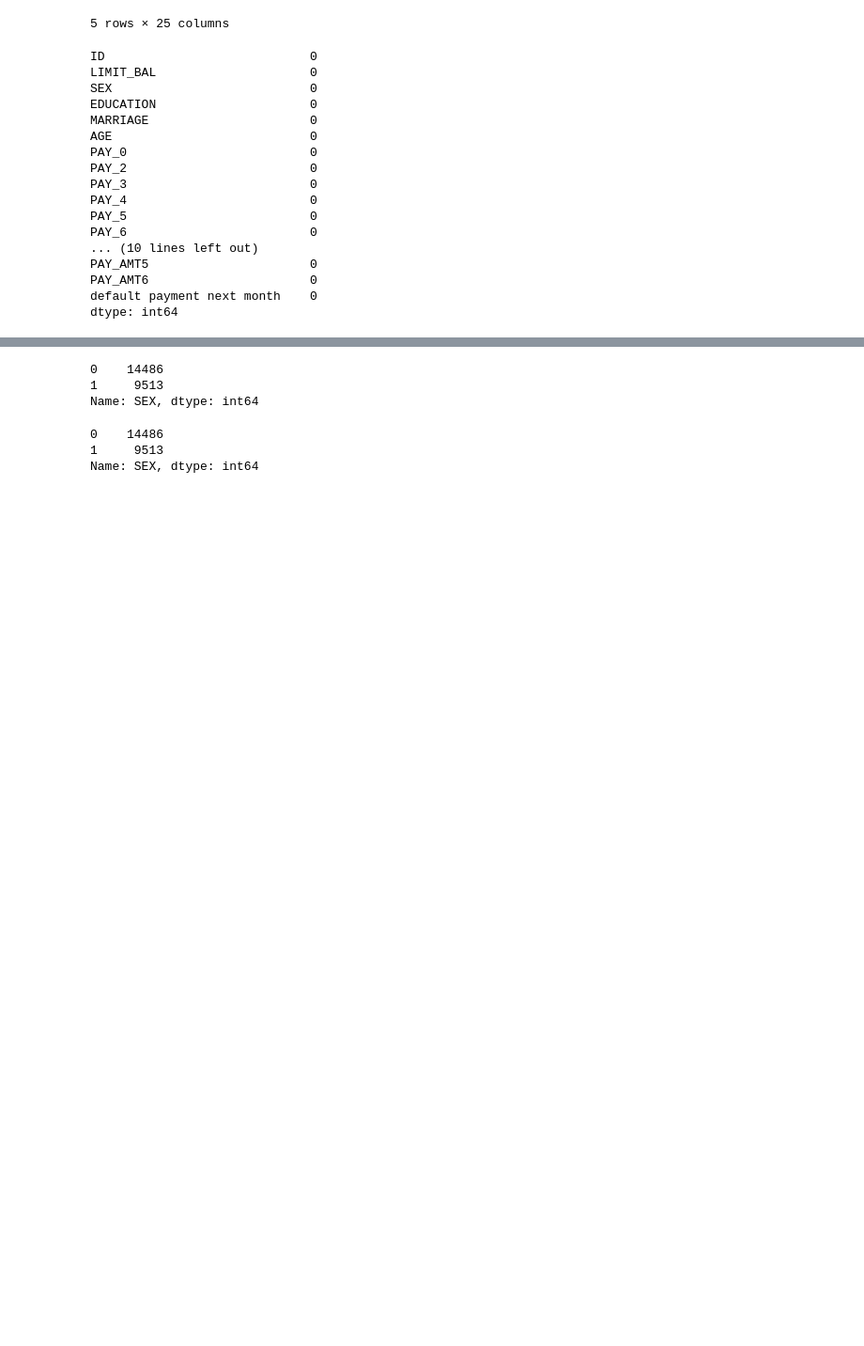
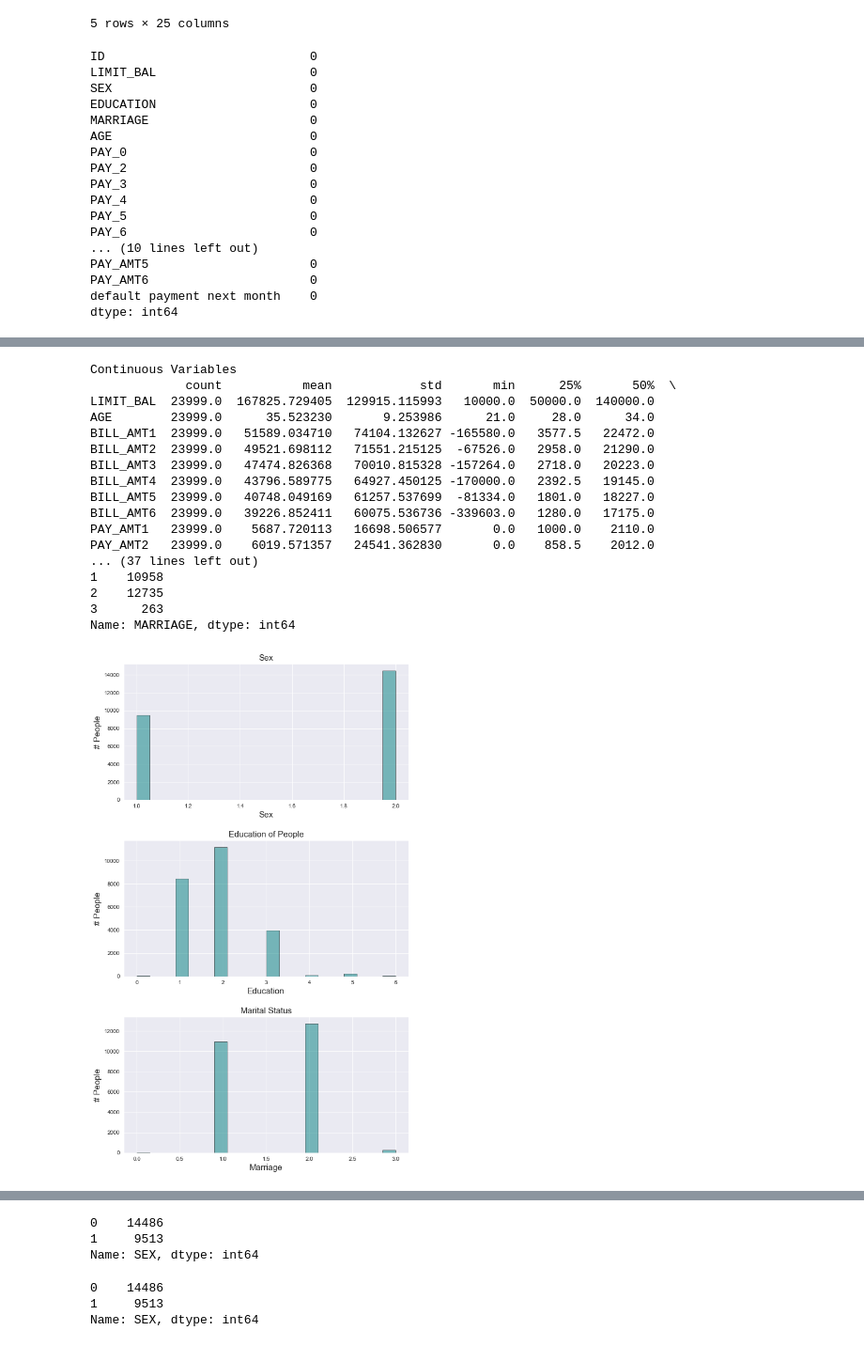
Before and after one commit to CaryMosley/Mod3Bakeoff, a Jupyter notebook: CaryBake.ipynb, the cells around one changed output, grey strips where cells are left out. Shown: that part at 94% size. Drawn from its saved outputs; the diff is of its cells as text; code cells hidden in the pictures; blank space fills up the shorter version.

```diff
--- a/CaryBake.ipynb
+++ b/CaryBake.ipynb
@@ -84,3 +104,60 @@ df = df.drop(columns = ['ID'],axis=1)
+# %%
+# Identify numeric features
+print('Continuous Variables')
+print(df[['LIMIT_BAL','AGE','BILL_AMT1','BILL_AMT2','BILL_AMT3','BILL_AMT4','BILL_AMT5','BILL_AMT6','PAY_AMT1'
+         ,'PAY_AMT2','PAY_AMT3','PAY_AMT4','PAY_AMT5','PAY_AMT6']].describe().transpose())
+print('--'*40)
+print('Discrete Variables')
+print(df.groupby('SEX').SEX.count())
+print(df.groupby('EDUCATION').EDUCATION.count())
+print(df.groupby('MARRIAGE').MARRIAGE.count())
+
+
+# Subplots of Numeric Features
+sns.set_style('darkgrid')
+fig = plt.figure(figsize = (20,16))
+fig.subplots_adjust(hspace = .30)
+
+ax1 = fig.add_subplot(321)
+ax1.hist(df['SEX'], bins = 20, alpha = .50,edgecolor= 'black',color ='teal')
+ax1.set_xlabel('Sex', fontsize = 15)
+ax1.set_ylabel('# People',fontsize = 15)
+ax1.set_title('Sex',fontsize = 15)
+
+ax2 = fig.add_subplot(323)
+ax2.hist(df['EDUCATION'], bins = 20, alpha = .50,edgecolor= 'black',color ='teal')
+ax2.set_xlabel('Education',fontsize = 15)
+ax2.set_ylabel('# People',fontsize = 15)
+ax2.set_title('Education of People',fontsize = 15)
+
+ax3 = fig.add_subplot(325)
+ax3.hist(df['MARRIAGE'], bins = 20, alpha = .50,edgecolor= 'black',color ='teal')
+ax3.set_xlabel('Marriage',fontsize = 15)
+ax3.set_ylabel('# People',fontsize = 15)
+ax3.set_title('Marital Status',fontsize = 15)
+
+
+
+plt.show()
+# %% [output]
+Continuous Variables
+             count           mean            std       min      25%       50%  \
+LIMIT_BAL  23999.0  167825.729405  129915.115993   10000.0  50000.0  140000.0
+AGE        23999.0      35.523230       9.253986      21.0     28.0      34.0
+BILL_AMT1  23999.0   51589.034710   74104.132627 -165580.0   3577.5   22472.0
+BILL_AMT2  23999.0   49521.698112   71551.215125  -67526.0   2958.0   21290.0
+BILL_AMT3  23999.0   47474.826368   70010.815328 -157264.0   2718.0   20223.0
+BILL_AMT4  23999.0   43796.589775   64927.450125 -170000.0   2392.5   19145.0
+BILL_AMT5  23999.0   40748.049169   61257.537699  -81334.0   1801.0   18227.0
+BILL_AMT6  23999.0   39226.852411   60075.536736 -339603.0   1280.0   17175.0
+PAY_AMT1   23999.0    5687.720113   16698.506577       0.0   1000.0    2110.0
+PAY_AMT2   23999.0    6019.571357   24541.362830       0.0    858.5    2012.0
+... (37 lines left out)
+1    10958
+2    12735
+3      263
+Name: MARRIAGE, dtype: int64
+[figure, added]
 # %%
 df.describe()
 # %% [output]
```
Also changed, not shown: parts of 3 cells of this notebook.
